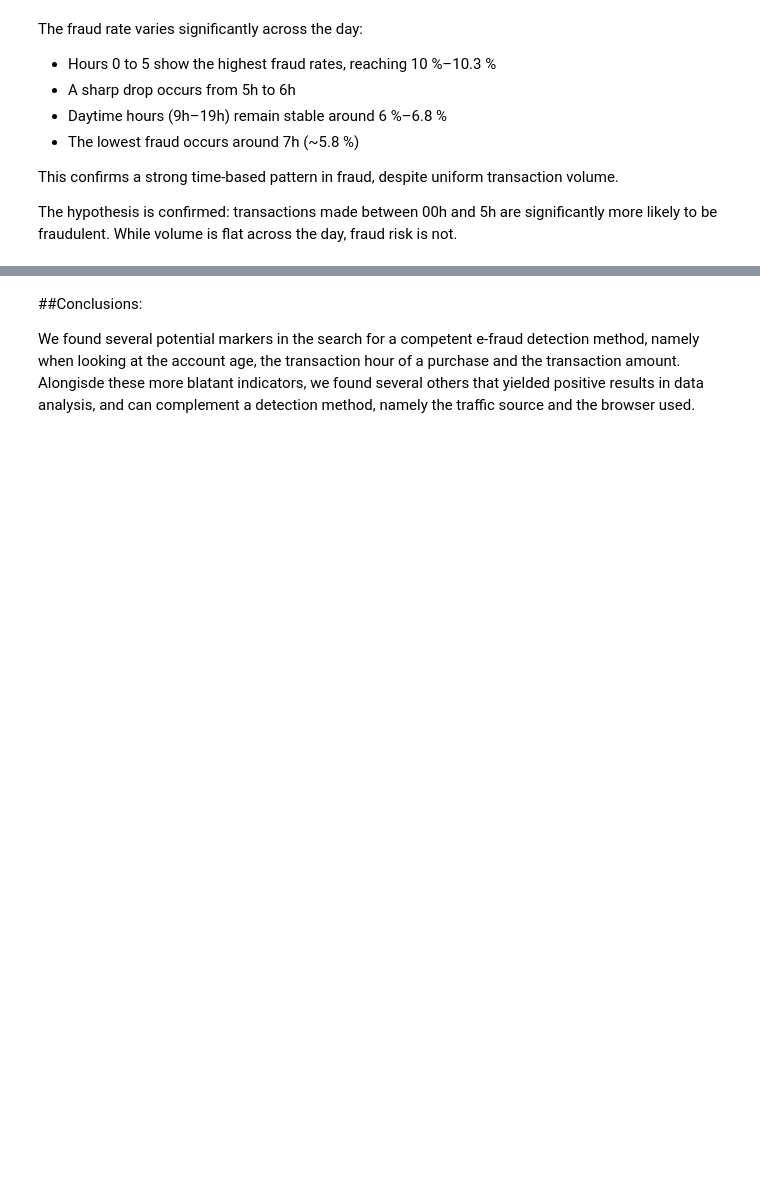
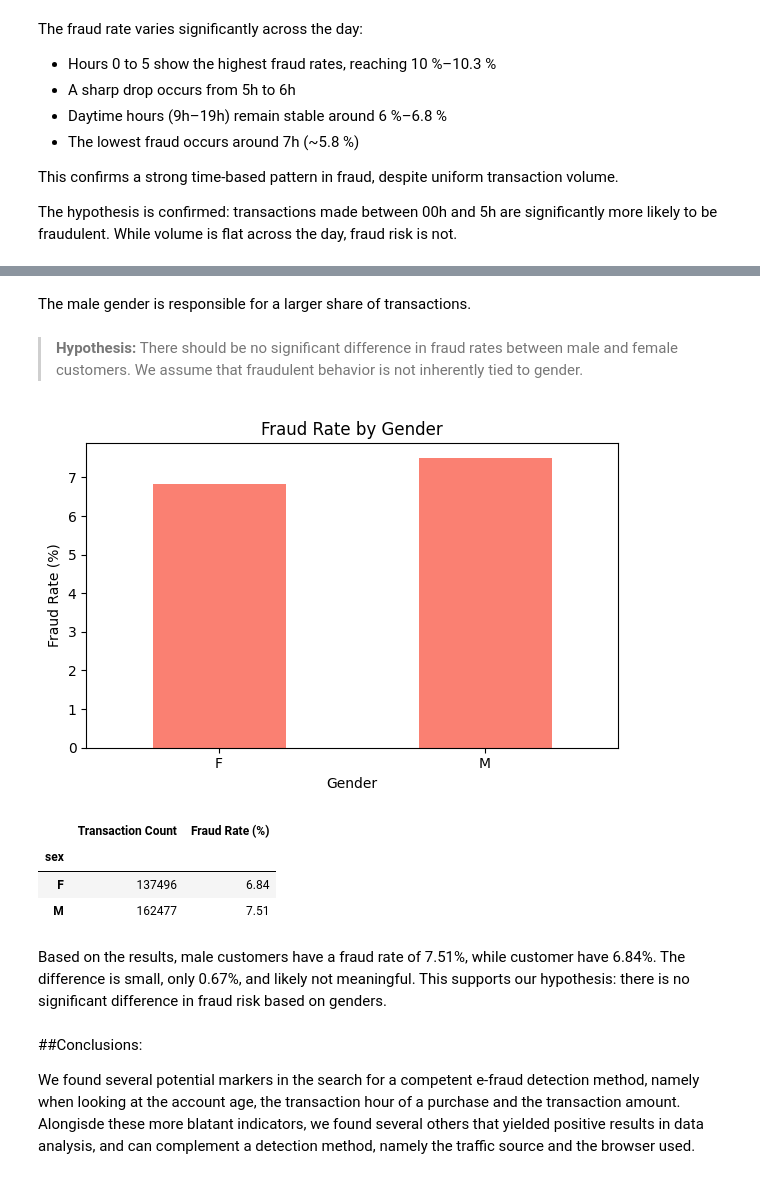
Before and after one commit to joaopcastro710/Proj_AI, a Jupyter notebook: Project 2/Proj2.ipynb, the cells around one changed output, grey strips where cells are left out. Drawn from its saved outputs; the diff is of its cells as text; code cells hidden in the pictures; blank space fills up the shorter version.

```diff
--- a/Project 2/Proj2.ipynb
+++ b/Project 2/Proj2.ipynb
@@ -702,3 +666,35 @@ This confirms a strong time-based pattern in fraud, despite uniform transaction
+# %% [markdown]
+The male gender is responsible for a larger share of transactions.
+# %% [markdown]
+> **Hypothesis:** There should be no significant difference in fraud rates between male and female customers. We assume that fraudulent behavior is not inherently tied to gender.
+# %%
+fraud_rate_sex = df.groupby('sex')['Is.Fraudulent'].mean() * 100
+
+plt.figure(figsize=(6,4))
+fraud_rate_sex.plot(kind='bar', color='salmon')
+plt.xlabel('Gender')
+plt.ylabel('Fraud Rate (%)')
+plt.title('Fraud Rate by Gender')
+plt.xticks(rotation=0)
+plt.tight_layout()
+plt.show()
+
+# Summary table
+summary_df = pd.DataFrame({
+    'Transaction Count': sex_counts,
+    'Fraud Rate (%)': fraud_rate_sex.round(2)
+})
+
+display(summary_df)
+# %% [output]
+[figure, added]
+|  | Transaction Count | Fraud Rate (%) |
+| sex |  |  |
+| F | 137496 | 6.84 |
+| M | 162477 | 7.51 |
+# %% [markdown]
+Based on the results, male customers have a fraud rate of 7.51%, while customer have 6.84%. The difference is small, only 0.67%, and likely not meaningful.
+This supports our hypothesis: there is no significant difference in fraud risk based on genders.
 # %% [markdown]
 ##Conclusions:
 
```
Also changed, not shown: parts of 5 cells of this notebook.
